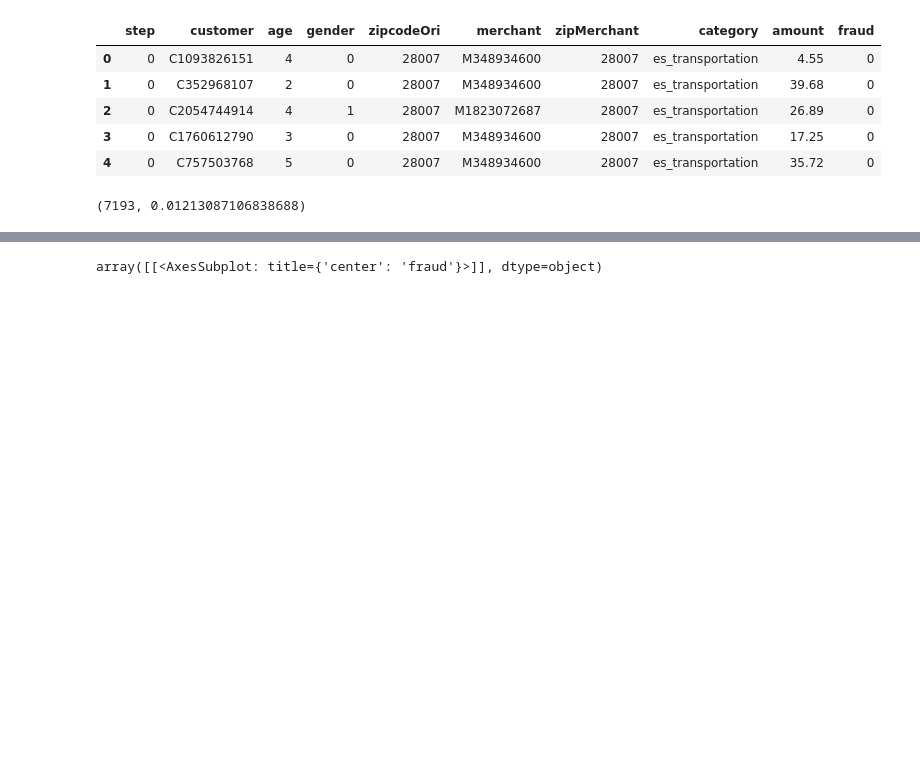
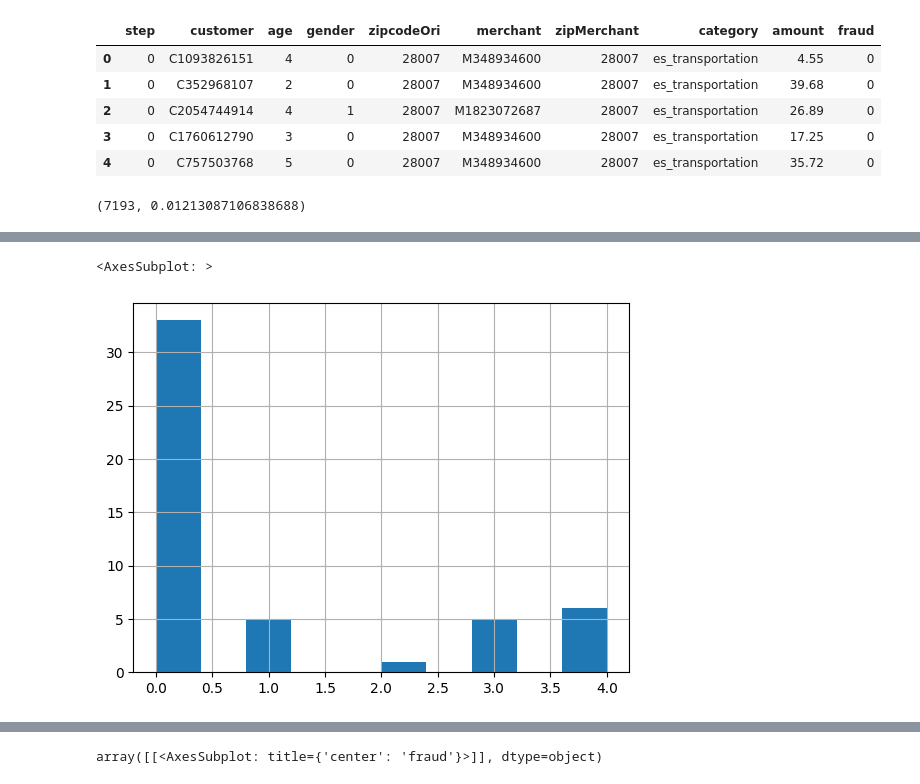
Before and after one commit to Mjh9122/fraud_detection, a Jupyter notebook: eda.ipynb, the cells around one changed output, grey strips where cells are left out. Saved outputs shown, nothing was run; the diff lists cells and outputs as text; code cells hidden in the pictures; blank space fills up the shorter version.

```diff
--- a/eda.ipynb
+++ b/eda.ipynb
@@ -35,0 +45,5 @@ sum(df['fraud']), sum(df['fraud'])/len(df['fraud'])
+# %%
+c_merchant_fraud_rate.hist()
+# %% [output]
+<AxesSubplot: >
+[figure, added]
```
Also changed, not shown: parts of 7 cells of this notebook, 3 other files.
